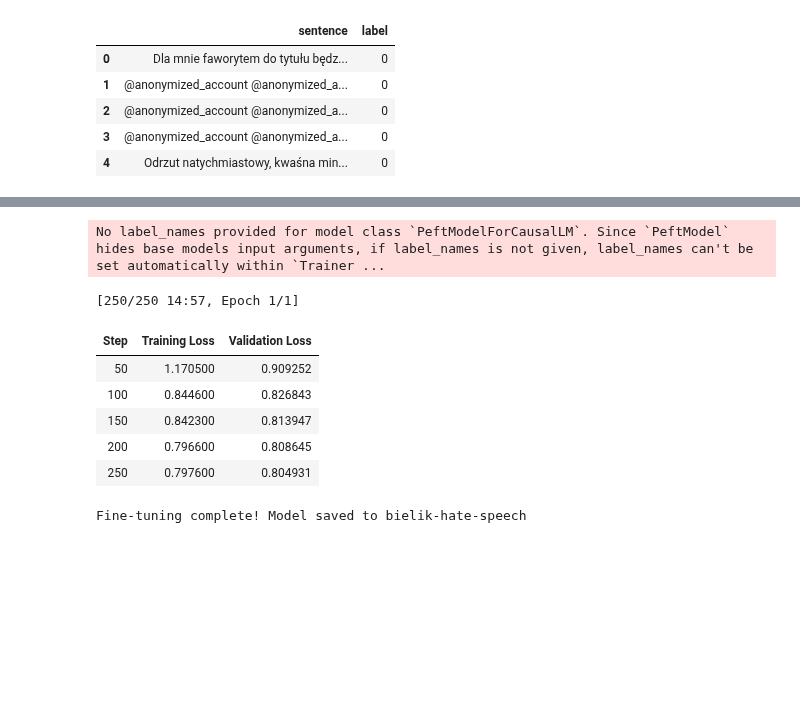
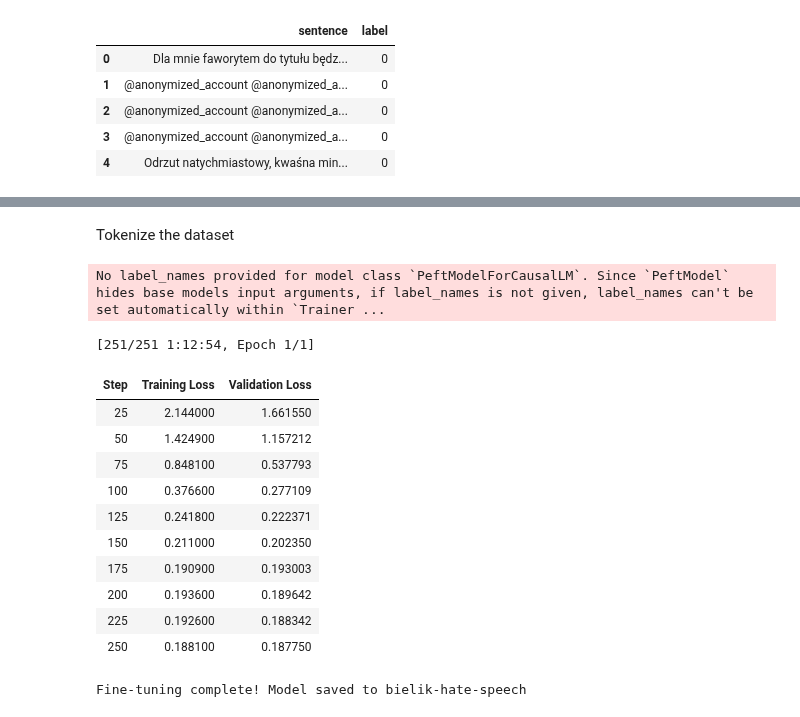
Before and after one commit to gamemeine/ssne, a Jupyter notebook: ex7/1.1-gs-bielik.ipynb, the cells around one changed output, grey strips where cells are left out. Cells and saved outputs as stored; diff of their text form; code cells hidden in the pictures; blank space fills up the shorter version.

Commit message:
Train bielik and bert

```diff
--- a/ex7/1.1-gs-bielik.ipynb
+++ b/ex7/1.1-gs-bielik.ipynb
@@ -60,70 +149,79 @@ Eval dataset size: 400
+# %% [markdown]
+Tokenize the dataset
+# %%
+def tokenize_fn(ex):
+    return tokenizer(
+        ex["text"],
+        truncation=True,
+        max_length=512,
+        padding="max_length",
+    )
+
+tokenized_train_ds = train_ds.map(
+    tokenize_fn,
+    batched=False,
+    remove_columns=["text", "raw"],
+)
+tokenized_eval_ds = eval_ds.map(
+    tokenize_fn,
+    batched=False,
+    remove_columns=["text", "raw"],
+)
 # %%
-model_name = "speakleash/Bielik-7B-Instruct-v0.1"
 output_dir = "bielik-hate-speech"
 epochs = 1
-batch_size = 1
-
-bnb_config = BitsAndBytesConfig(
-    load_in_4bit=True,
-    bnb_4bit_use_double_quant=False,
-    bnb_4bit_quant_type="nf4",
-    bnb_4bit_compute_dtype="float16",
-)
-model = AutoModelForCausalLM.from_pretrained(
-    model_name,
-    quantization_config=bnb_config,
-    device_map="auto",
-    torch_dtype=torch.float16,
-)
-model.config.use_cache = False
-
-tokenizer = AutoTokenizer.from_pretrained(model_name)
-tokenizer.pad_token_id = tokenizer.eos_token_id
+batch_size = 8
 
 target_modules = [
     name for name, module in model.named_modules()
     if isinstance(module, bnb.nn.Linear4bit)
 ]
+
 peft_config = LoraConfig(
     task_type="CAUSAL_LM",
     r=8,
     lora_alpha=16,
     lora_dropout=0.05,
     bias="none",
 )
 
 training_args = TrainingArguments(
     output_dir=output_dir,
     num_train_epochs=epochs,
     per_device_train_batch_size=batch_size,
-    gradient_accumulation_steps=8,
-    learning_rate=2e-4,
+    gradient_accumulation_steps=4,
+    learning_rate=2e-5,
     optim="paged_adamw_32bit",
     fp16=True,
     eval_strategy="steps",
-    eval_steps=50,
-    logging_steps=50,
+    eval_steps=25,
+    logging_steps=25,
     save_total_limit=2,
 )
 
 trainer = SFTTrainer(
     model=model,
     args=training_args,
-    train_dataset=train_ds,
-    eval_dataset=eval_ds,
+    train_dataset=tokenized_train_ds,
+    eval_dataset=tokenized_eval_ds,
     peft_config=peft_config
 )
 trainer.train()
 trainer.save_model(output_dir)
 tokenizer.save_pretrained(output_dir)
 print(f"Fine-tuning complete! Model saved to {output_dir}")
 # %% [output]
 No label_names provided for model class `PeftModelForCausalLM`. Since `PeftModel` hides base models input arguments, if label_names is not given, label_names can't be set automatically within `Trainer ...
-[250/250 14:57, Epoch 1/1]
+[251/251 1:12:54, Epoch 1/1]
 | Step | Training Loss | Validation Loss |
-| 50 | 1.170500 | 0.909252 |
-| 100 | 0.844600 | 0.826843 |
-| 150 | 0.842300 | 0.813947 |
-| 200 | 0.796600 | 0.808645 |
-| 250 | 0.797600 | 0.804931 |
+| 25 | 2.144000 | 1.661550 |
+| 50 | 1.424900 | 1.157212 |
+| 75 | 0.848100 | 0.537793 |
+| 100 | 0.376600 | 0.277109 |
+| 125 | 0.241800 | 0.222371 |
+| 150 | 0.211000 | 0.202350 |
+| 175 | 0.190900 | 0.193003 |
+| 200 | 0.193600 | 0.189642 |
+| 225 | 0.192600 | 0.188342 |
+| 250 | 0.188100 | 0.187750 |
 Fine-tuning complete! Model saved to bielik-hate-speech
```
Also changed, not shown: parts of 26 cells of this notebook, 2 other files.
